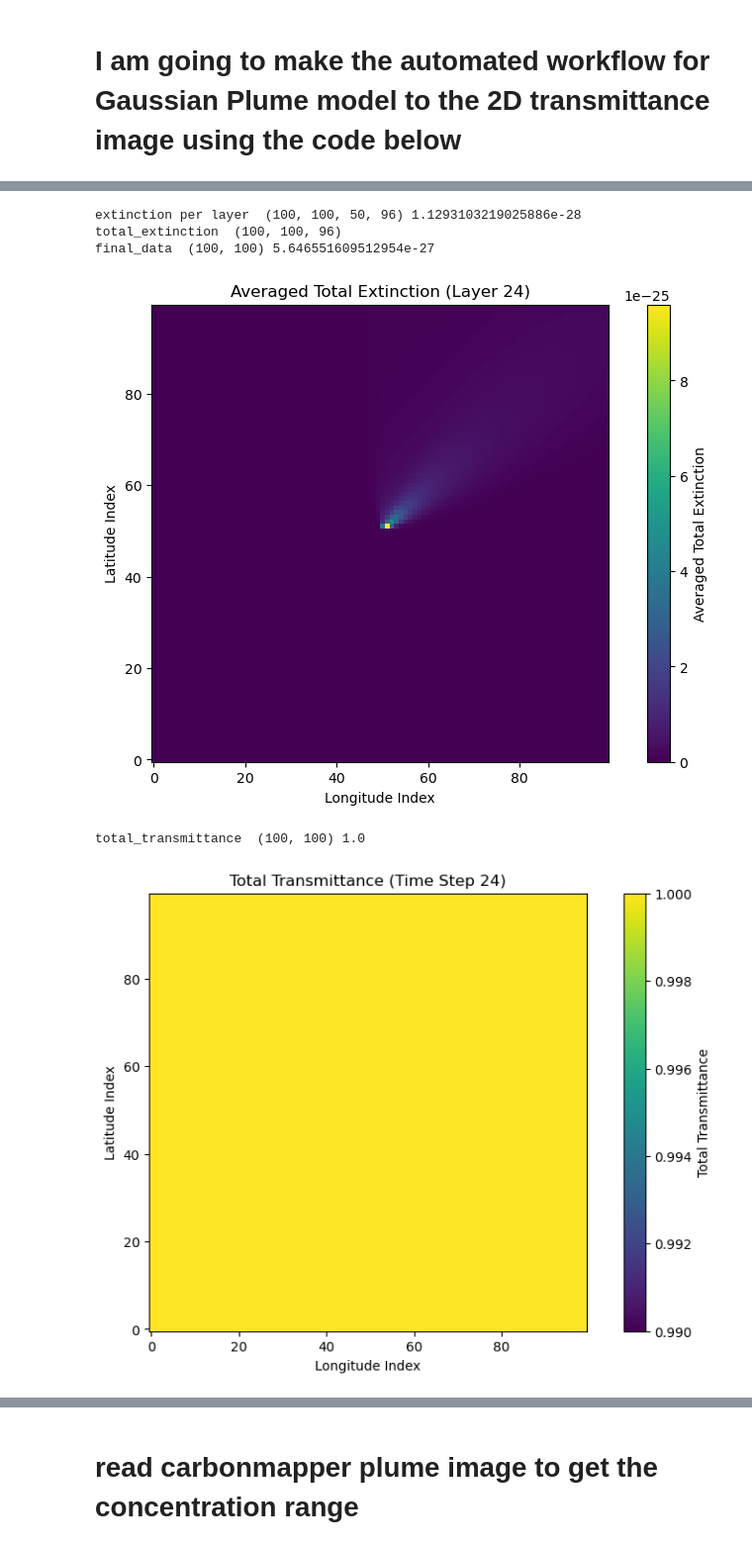
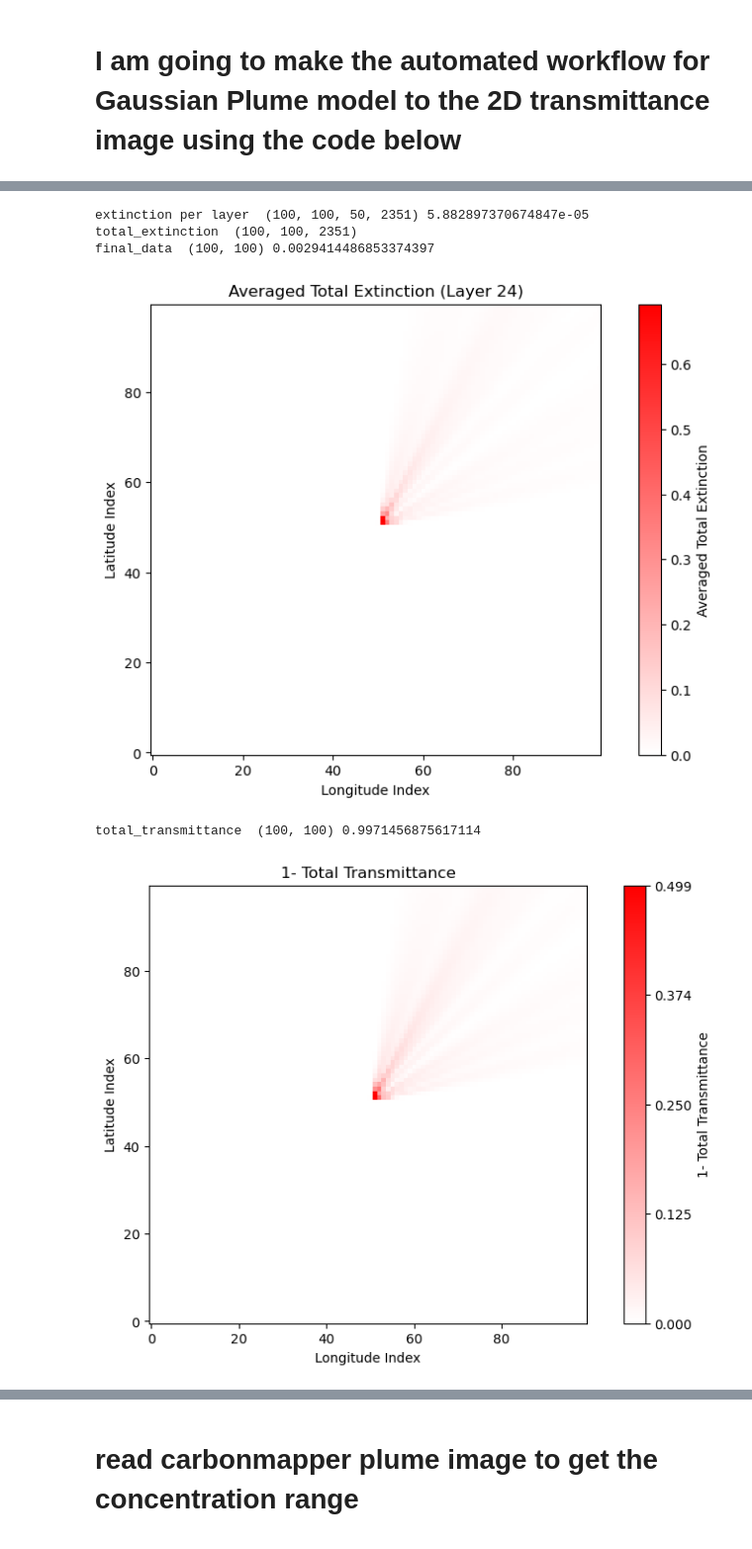
Before and after one commit to yunhal/CH4_dispersion, a Jupyter notebook: code/automated_script.ipynb, the cells around one changed output, grey strips where cells are left out. Shown at 99% size. Saved outputs shown, nothing was run; the diff lists cells and outputs as text; code cells hidden in the pictures.

Commit message:
fix unit conversion for molecules, now transmittance looks more reasonable

```diff
--- a/code/automated_script.ipynb
+++ b/code/automated_script.ipynb
@@ -205,5 +195,7 @@ print(mean_conc.mean(),abs_coef.mean() )
 # %%
-
+import matplotlib.pyplot as plt
+from mpl_toolkits.mplot3d import Axes3D
+from matplotlib.colors import LinearSegmentedColormap
 
 # Reshape the arrays to be 5D dimensions to compute extinction
 value_reshaped = mean_conc[:, :, :,  np.newaxis]  # (lon, lat, height, 1)
@@ -211,41 +203,52 @@ wavenumber_dim = len(abs_coef)
 abs_coef_reshaped = abs_coef.reshape(1, 1, 1, wavenumber_dim)
 extinction_per_layer = value_reshaped * dz * abs_coef_reshaped # dz = 10 (grid height)
 print("extinction per layer ", extinction_per_layer.shape, extinction_per_layer.mean())
 
 # Summing over height
 total_extinction = np.sum(extinction_per_layer, axis=2)
 print("total_extinction ", total_extinction.shape)
 
 # Average over the last dimension, wavenumbers
 final_data = np.mean(total_extinction, axis=-1)  # Resulting shape will be (lon, lat)
 print("final_data ", final_data.shape, final_data.mean())
 
+colors = ["white", "red"]  # white for low concentrations, red for high
+cmap = LinearSegmentedColormap.from_list("custom_red", colors, N=256)
 
 plt.figure(figsize=(10, 6))
-plt.imshow(final_data[:, :], cmap='viridis', origin='lower')
+plt.imshow(final_data[:, :], cmap=cmap, origin='lower')
 plt.colorbar(label='Averaged Total Extinction')
 plt.title(f'Averaged Total Extinction (Layer {i+1})')
 plt.xlabel('Longitude Index')
 plt.ylabel('Latitude Index')
 plt.show()
 
 
 # Calculate total transmittance based on Beer-Lambert Law
-final_transmittance = np.exp(-final_data)
+#enhance_signal = 1
+final_transmittance = np.exp(-final_data) # * enhance_signal
 print("total_transmittance ", final_transmittance.shape, final_transmittance.mean())
 
 
 plt.figure(figsize=(10, 6))
-plt.imshow(final_transmittance[:, :], cmap='viridis', origin='lower', vmin =0.99, vmax = 1)
-plt.colorbar(label='Total Transmittance')
-plt.title(f'Total Transmittance (Time Step {i+1})')
+img = plt.imshow(1- final_transmittance[:, :], cmap=cmap, origin='lower')
+cbar = plt.colorbar(img, label='1- Total Transmittance')
+
+# Manually set the colorbar ticks
+cbar_ticks = np.linspace(0, 1-final_transmittance.min(), num=5)
+cbar.set_ticks(cbar_ticks)
+
+# Manually format the colorbar tick labels
+cbar_labels = [f'{tick:.3f}' for tick in cbar_ticks]  # Format in scientific notation with 3 decimal places
+cbar.set_ticklabels(cbar_labels)
+plt.title(f'1- Total Transmittance')
 plt.xlabel('Longitude Index')
 plt.ylabel('Latitude Index')
 plt.show()
 # %% [output]
-extinction per layer  (100, 100, 50, 96) 1.1293103219025886e-28
-total_extinction  (100, 100, 96)
-final_data  (100, 100) 5.646551609512954e-27
+extinction per layer  (100, 100, 50, 2351) 5.882897370674847e-05
+total_extinction  (100, 100, 2351)
+final_data  (100, 100) 0.0029414486853374397
-[figure, old version]
+[figure, new version]
-total_transmittance  (100, 100) 1.0
+total_transmittance  (100, 100) 0.9971456875617114
-[figure, old version]
+[figure, new version]
```
Also changed, not shown: parts of 5 cells of this notebook, 1 other file.
